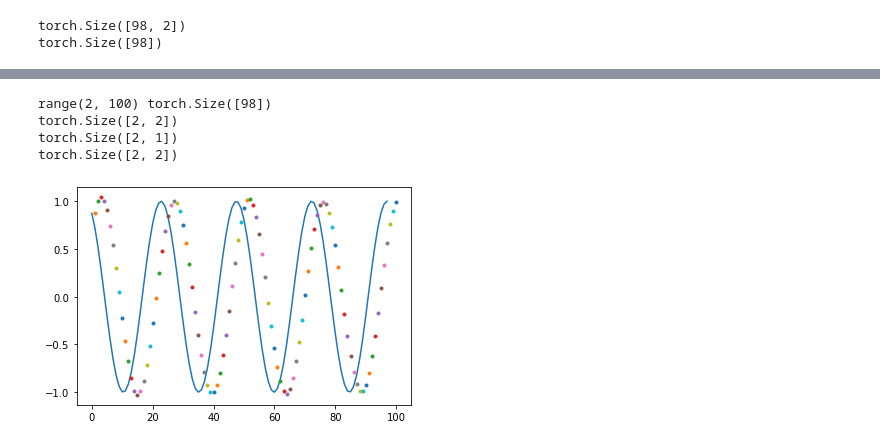
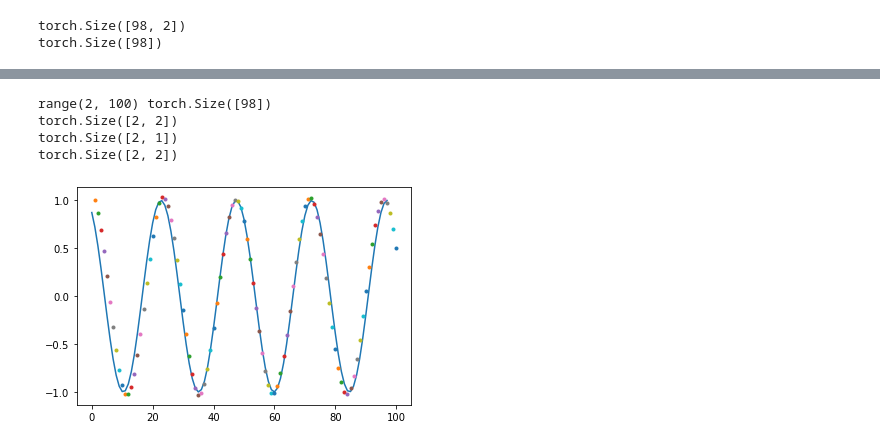
Before and after one commit to KatieJ16/Time_Space_multiscale, a Jupyter notebook: cos_explore.ipynb, the cells around one changed output, grey strips where cells are left out. Drawn from its saved outputs; the diff is of its cells as text; code cells hidden in the pictures.

```diff
--- a/cos_explore.ipynb
+++ b/cos_explore.ipynb
@@ -263,22 +263,22 @@ Epoch =  99 : Training error =  2.5436686e-05
 # %%
 # print(torch.tensor(x[0:1]).unsqueeze(1))
 print(range(2, 100),outputs.shape)
 plt.plot(outputs)
 t = 1
 print(inputs[0:2].float().shape)
 y_pred = model(inputs[0:2].float())
 print(y_pred.shape)
-y_pred = torch.cat((y_pred, inputs[0:2,0:1].float()), axis = 1)
+y_pred = torch.cat((inputs[0:2,0:1].float(),y_pred), axis = 1)
 print(y_pred.shape)
 plt.plot(t,y_pred.detach().numpy()[0,0],'.')
 for i in range(99):
     y_next = model(y_pred)
     y_next = torch.cat((y_pred[:, 1:2], y_next), axis = 1)
     plt.plot(i + 2, y_next.detach().numpy()[0,0],'.')
     y_pred = y_next
 # %% [output]
 range(2, 100) torch.Size([98])
 torch.Size([2, 2])
 torch.Size([2, 1])
 torch.Size([2, 2])
-[figure, old version]
+[figure, new version]
```
